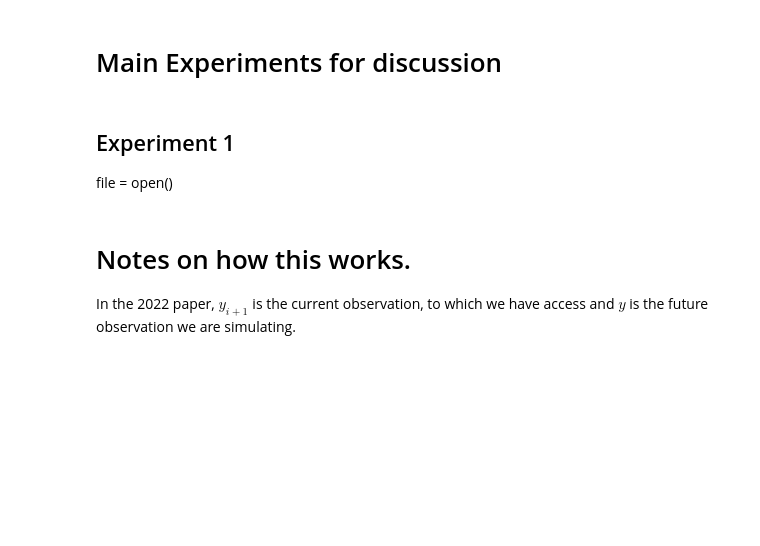
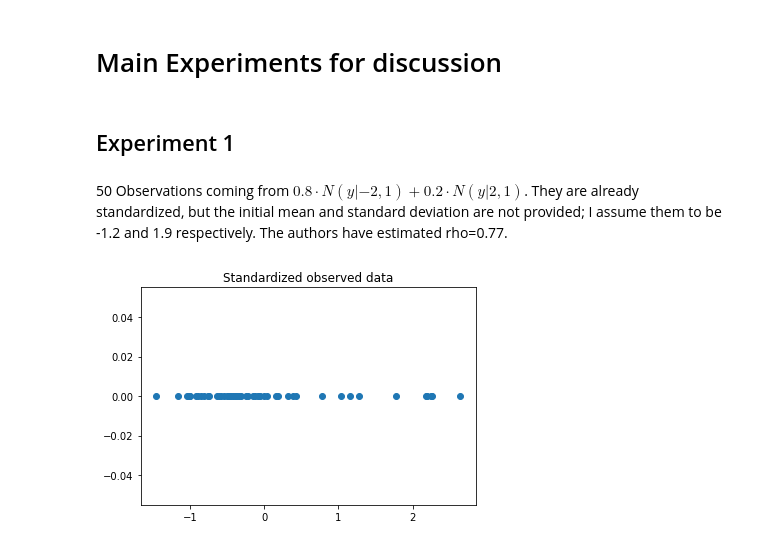
Before and after one commit to Huk-David/RSS-Discussion-paper-Martingale-Posterior-Distributions, a Jupyter notebook: Prequential Copulas - Code/Discussion paper - Notebook.ipynb, the cells around one changed output. Cells and saved outputs as stored; diff of their text form; code cells hidden in the pictures; blank space fills up the shorter version.

Commit message:
Update Discussion paper - Notebook.ipynb
In the process of doing SR via IS for Experiment 1 with multiprocessing.

```diff
--- a/Prequential Copulas - Code/Discussion paper - Notebook.ipynb
+++ b/Prequential Copulas - Code/Discussion paper - Notebook.ipynb
@@ -528,9 +522,18 @@ plt.show
 # Main Experiments for discussion
 # %% [markdown]
 ## Experiment 1
-
-file = open()
-# %% [markdown]
-# Notes on how this works.
-
-In the 2022 paper, $y_{i+1}$ is the current observation, to which we have access and $y$ is the future observation we are simulating.
+# %% [markdown]
+50 Observations coming from $0.8\cdot N(y|-2,1) + 0.2\cdot N(y|2,1)$. They are already standardized, but the initial mean and standard deviation are not provided; I assume them to be -1.2 and 1.9 respectively. The authors have estimated rho=0.77.
+# %%
+# Observed data
+observed_data_exp_1 = []
+with open('gmm_n50.csv', 'r') as file:
+    csvreader = csv.reader(file)
+    for row in csvreader:
+        observed_data_exp_1.append(float(row[0]))
+plt.scatter(observed_data_exp_1,np.repeat(0,50))
+plt.title('Standardized observed data')
+plt.show()
+# These are already standardised. Initial mean and std are not provided, so I use mean = -1.2 and std=1.9 to unscale later on.
+# %% [output]
+[figure, added]
```
Also changed, not shown: parts of 11 cells of this notebook.
